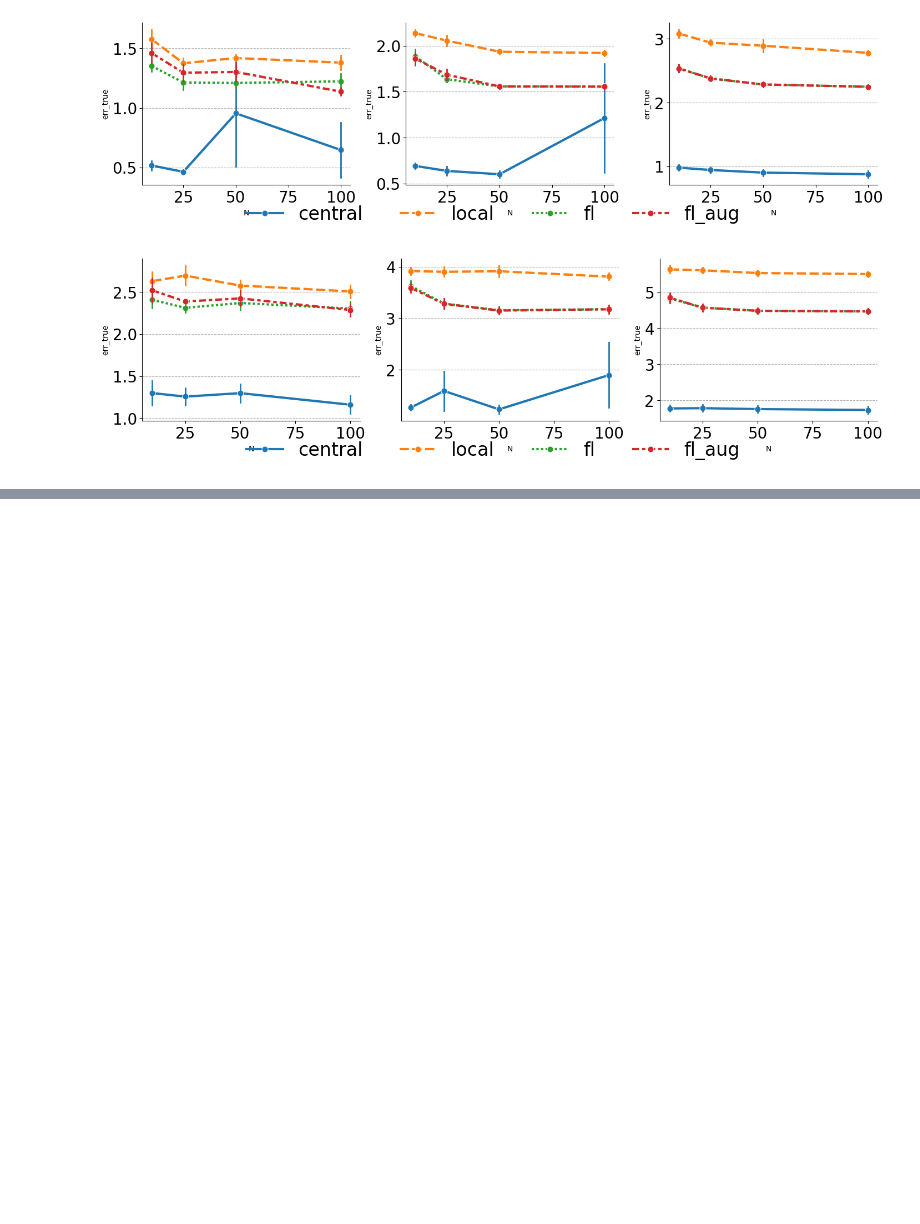
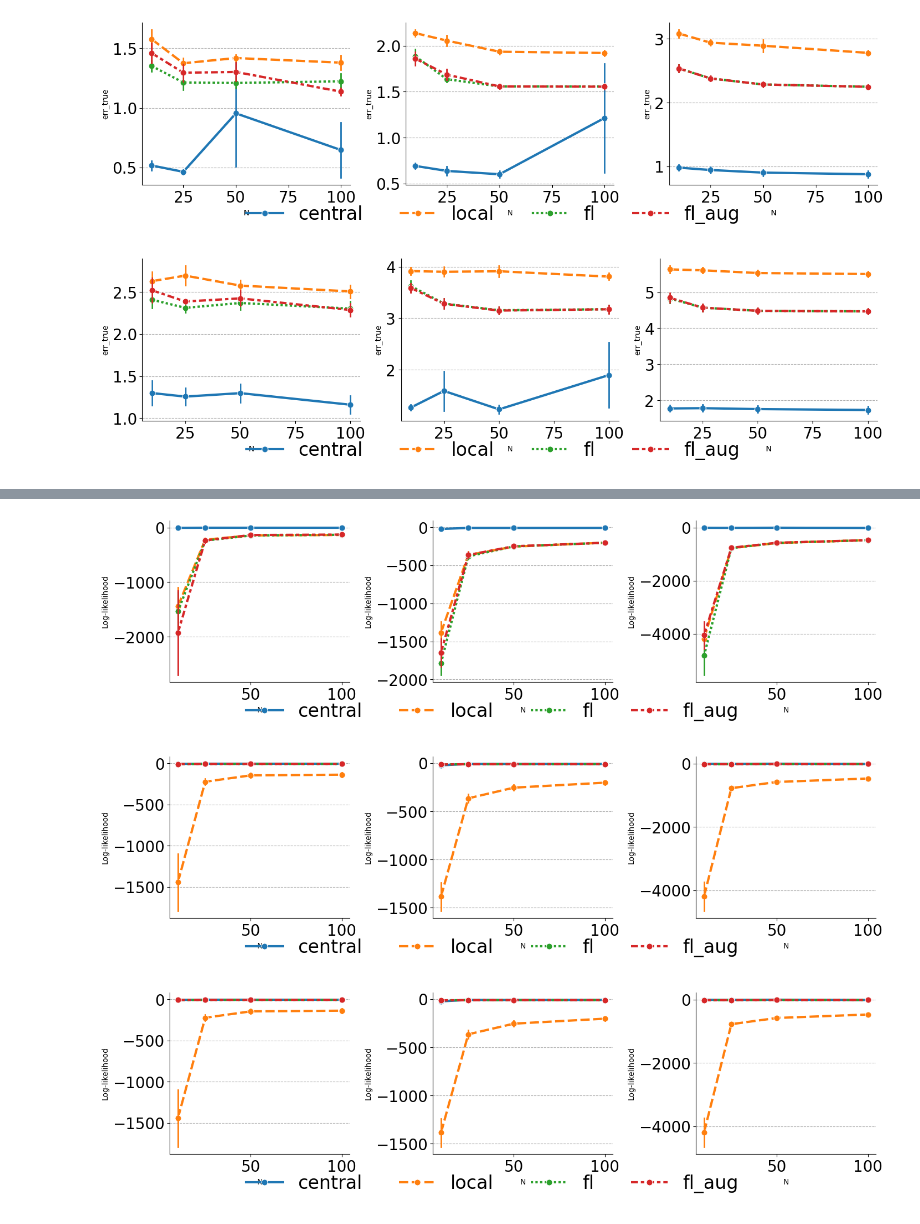
Before and after one commit to shamPJ/KL-GTVmin-GMM, a Jupyter notebook: Untitled.ipynb, the cells around one changed output, grey strips where cells are left out. Drawn from its saved outputs; the diff is of its cells as text; code cells hidden in the pictures; blank space fills up the shorter version.

```diff
--- a/Untitled.ipynb
+++ b/Untitled.ipynb
@@ -183,0 +195,2 @@ plot_metrics(df_shift2, "N", "err_true", "D")
+# %%
+df_cluster_drop = json_to_df('results_cluster_drop/')
@@ -183,0 +213,12 @@ plot_metrics(df_shift2, "N", "err_true", "D")
+# %%
+df_lambda_0 = df_cluster_drop[ (df_cluster_drop["lambda"]==0)]
+df_lambda_05 = df_cluster_drop[ (df_cluster_drop["lambda"]==0.5)]
+df_lambda_1 = df_cluster_drop[ (df_cluster_drop["lambda"]==1)]
+# %%
+plot_metrics(df_lambda_0, "N", "Log-likelihood", "D")
+plot_metrics(df_lambda_05, "N", "Log-likelihood", "D")
+plot_metrics(df_lambda_1, "N", "Log-likelihood", "D")
+# %% [output]
+[figure, added]
+[figure, added]
+[figure, added]
```
Also changed, not shown: parts of 6 cells of this notebook, 4 other files.
